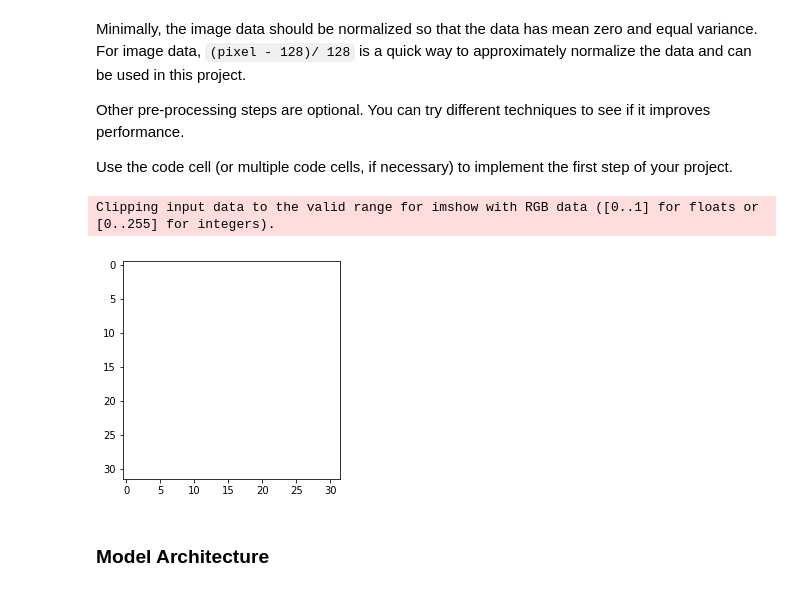
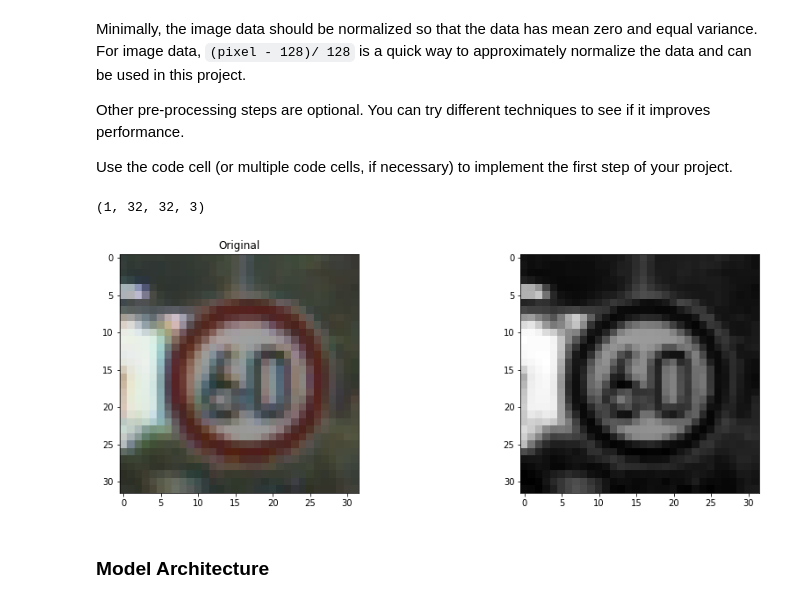
Before and after one commit to heikoschmidt1187/CarND-Traffic-Sign-Classifier-Project, a Jupyter notebook: Traffic_Sign_Classifier.ipynb, the cells around one changed output. Saved outputs shown, nothing was run; the diff lists cells and outputs as text; code cells hidden in the pictures.

Commit message:
did writeup, ready for first submit

```diff
--- a/Traffic_Sign_Classifier.ipynb
+++ b/Traffic_Sign_Classifier.ipynb
@@ -188,28 +188,38 @@ Use the code cell (or multiple code cells, if necessary) to implement the first
 # %%
 ### Preprocess the data here. It is required to normalize the data. Other preprocessing steps could include
 ### converting to grayscale, etc.
 ### Feel free to use as many code cells as needed.
 
 # first: shuffle the data for processing
 from sklearn.utils import shuffle
 
-def preprocess_image(image):
+def preprocess_image(image, vis=False):
+
+    if vis == True:
+        print(image.shape)
 
     # grayscale image
     prep_image = np.sum(image/3, axis = 3, keepdims=True)
 
+    # writeup visualization
+    if vis == True:
+        f, (ax1, ax2) = plt.subplots(1, 2, figsize=(15, 5))
+        ax1.imshow(image[0])
+        ax1.set_title('Original')
+        ax2.imshow(prep_image[0].squeeze(), cmap='gray')
+
     # normalize image
     prep_image = (prep_image - 128)/128
 
+    #if vis == True:
+    #   print(prep_image)
+
     return prep_image
 
-pimg = preprocess_image(np.array(X_train[:1]))
-pimg = (pimg[0] * 128) + 128
-plt.imshow(pimg, cmap='gray')
-plt.show()
+testimg = preprocess_image(X_train[5:6], True)
 # %% [output]
-Clipping input data to the valid range for imshow with RGB data ([0..1] for floats or [0..255] for integers).
+(1, 32, 32, 3)
-[figure, old version]
+[figure, new version]
 # %% [markdown]
 ### Model Architecture
 # %%
```
Also changed, not shown: parts of 3 cells of this notebook, 11 other files.
